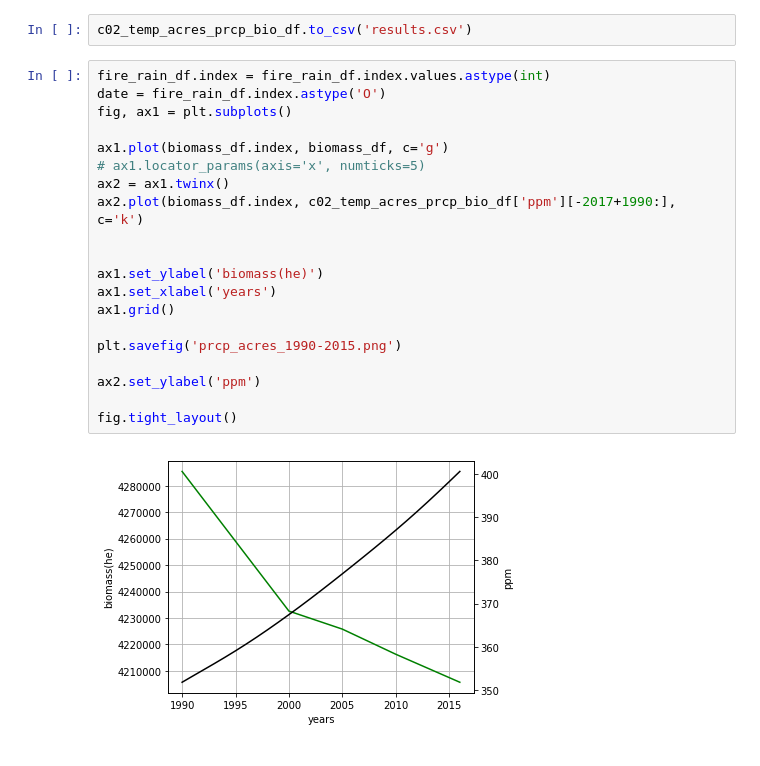
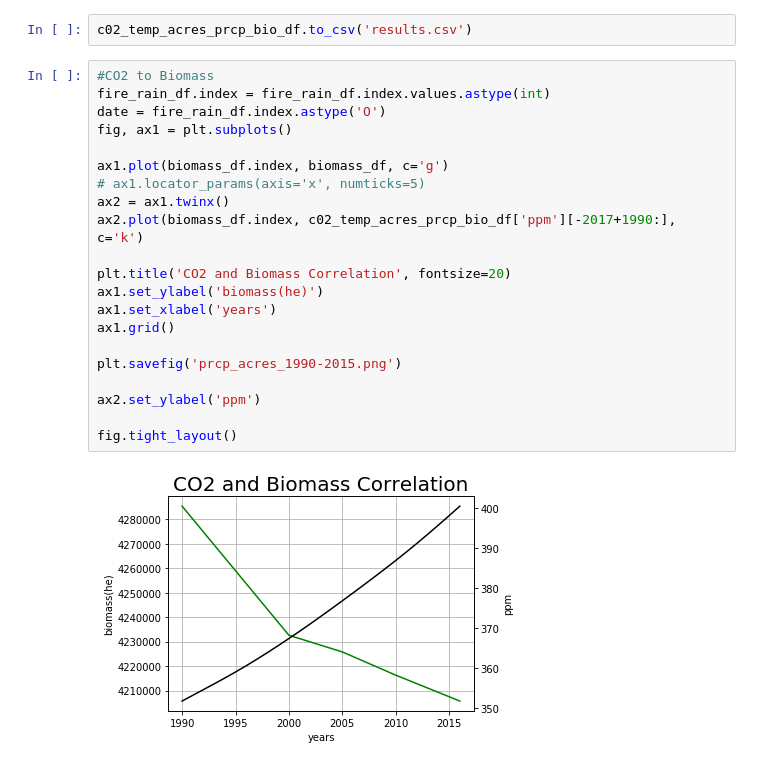
Before and after one commit to weaslexr5/GlobalWarmingProject, a Jupyter notebook: Project1_data_analysis.ipynb, the cells around one changed output. Saved outputs shown, nothing was run; the diff lists cells and outputs as text.

```diff
--- a/Project1_data_analysis.ipynb
+++ b/Project1_data_analysis.ipynb
@@ -302,24 +336,25 @@ climate_corr
 # %%
 c02_temp_acres_prcp_bio_df.to_csv('results.csv')
 # %%
+#CO2 to Biomass
 fire_rain_df.index = fire_rain_df.index.values.astype(int)
 date = fire_rain_df.index.astype('O')
 fig, ax1 = plt.subplots()
 
 ax1.plot(biomass_df.index, biomass_df, c='g')
 # ax1.locator_params(axis='x', numticks=5)
 ax2 = ax1.twinx()
 ax2.plot(biomass_df.index, c02_temp_acres_prcp_bio_df['ppm'][-2017+1990:], c='k')
 
-
+plt.title('CO2 and Biomass Correlation', fontsize=20)
 ax1.set_ylabel('biomass(he)')
 ax1.set_xlabel('years')
 ax1.grid()
 
 plt.savefig('prcp_acres_1990-2015.png')
 
 ax2.set_ylabel('ppm')
 
 fig.tight_layout()
 # %% [output]
-[figure, old version]
+[figure, new version]
```
Also changed, not shown: parts of 10 cells of this notebook, 16 other files.
